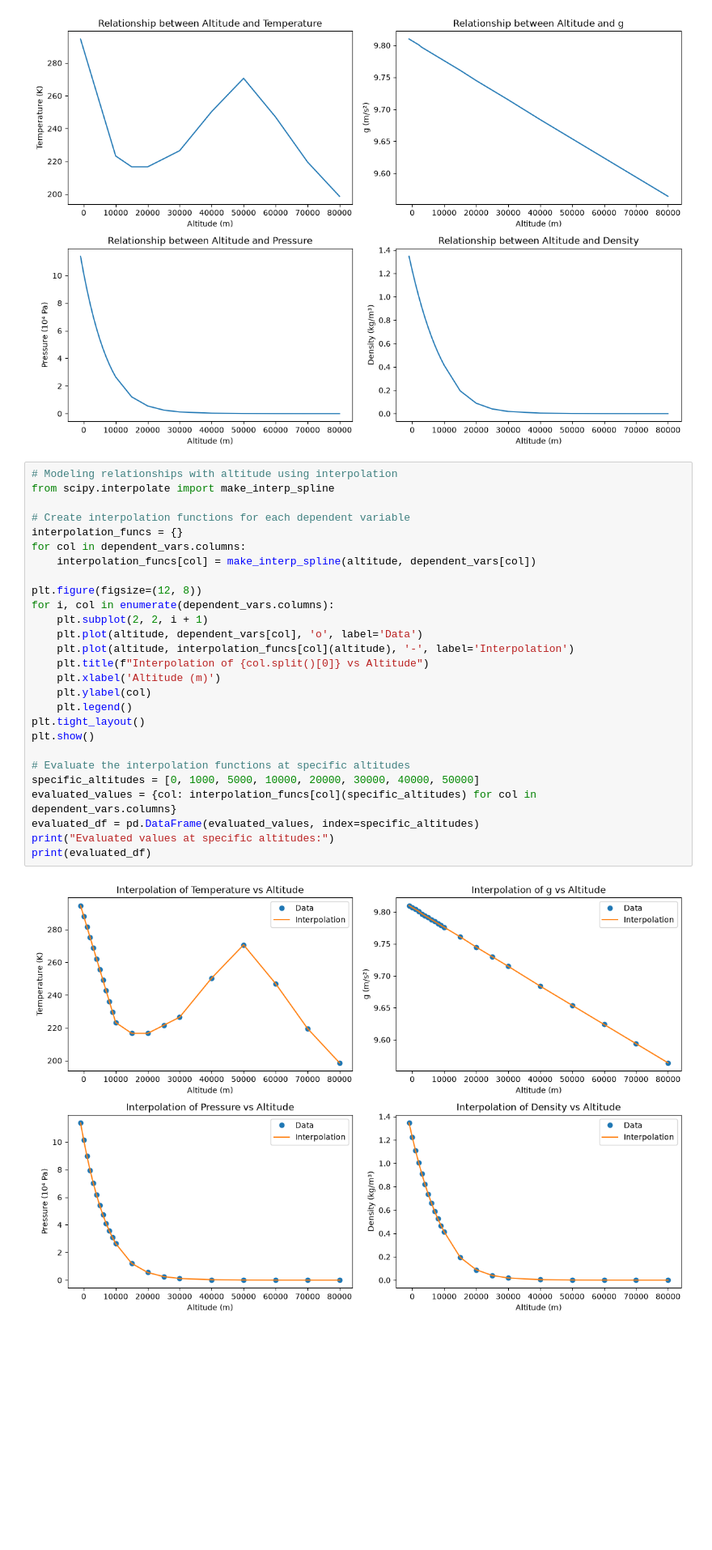
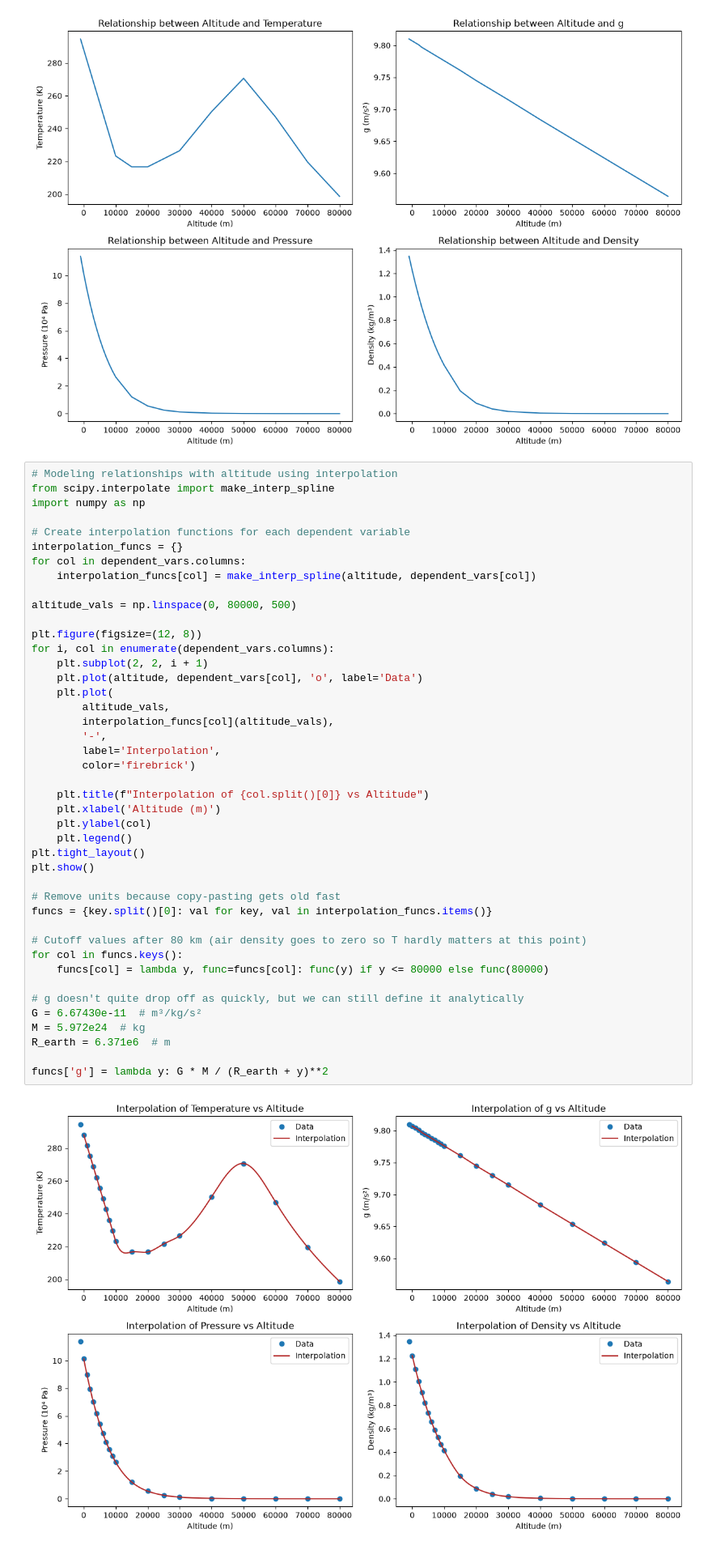
Before and after one commit to GrayNoire/Modeling-Drag, a Jupyter notebook: problem3.ipynb, the cells around one changed output. Shown at 81% size. Cells and saved outputs as stored; diff of their text form; blank space fills up the shorter version.

```diff
--- a/problem3.ipynb
+++ b/problem3.ipynb
@@ -87,29 +115,45 @@ plt.show()
 # %%
 # Modeling relationships with altitude using interpolation
 from scipy.interpolate import make_interp_spline
+import numpy as np
 
 # Create interpolation functions for each dependent variable
 interpolation_funcs = {}
 for col in dependent_vars.columns:
     interpolation_funcs[col] = make_interp_spline(altitude, dependent_vars[col])
 
+altitude_vals = np.linspace(0, 80000, 500)
+
 plt.figure(figsize=(12, 8))
 for i, col in enumerate(dependent_vars.columns):
     plt.subplot(2, 2, i + 1)
     plt.plot(altitude, dependent_vars[col], 'o', label='Data')
-    plt.plot(altitude, interpolation_funcs[col](altitude), '-', label='Interpolation')
+    plt.plot(
+        altitude_vals,
+        interpolation_funcs[col](altitude_vals),
+        '-',
+        label='Interpolation',
+        color='firebrick')
+
     plt.title(f"Interpolation of {col.split()[0]} vs Altitude")
     plt.xlabel('Altitude (m)')
     plt.ylabel(col)
     plt.legend()
 plt.tight_layout()
 plt.show()
 
-# Evaluate the interpolation functions at specific altitudes
-specific_altitudes = [0, 1000, 5000, 10000, 20000, 30000, 40000, 50000]
-evaluated_values = {col: interpolation_funcs[col](specific_altitudes) for col in dependent_vars.columns}
-evaluated_df = pd.DataFrame(evaluated_values, index=specific_altitudes)
-print("Evaluated values at specific altitudes:")
-print(evaluated_df)
+# Remove units because copy-pasting gets old fast
+funcs = {key.split()[0]: val for key, val in interpolation_funcs.items()}
+
+# Cutoff values after 80 km (air density goes to zero so T hardly matters at this point)
+for col in funcs.keys():
+    funcs[col] = lambda y, func=funcs[col]: func(y) if y <= 80000 else func(80000)
+
+# g doesn't quite drop off as quickly, but we can still define it analytically
+G = 6.67430e-11  # m³/kg/s²
+M = 5.972e24  # kg
+R_earth = 6.371e6  # m
+
+funcs['g'] = lambda y: G * M / (R_earth + y)**2
 # %% [output]
-[figure, old version]
+[figure, new version]
```
Also changed, not shown: parts of 7 cells of this notebook, 1 other file.
